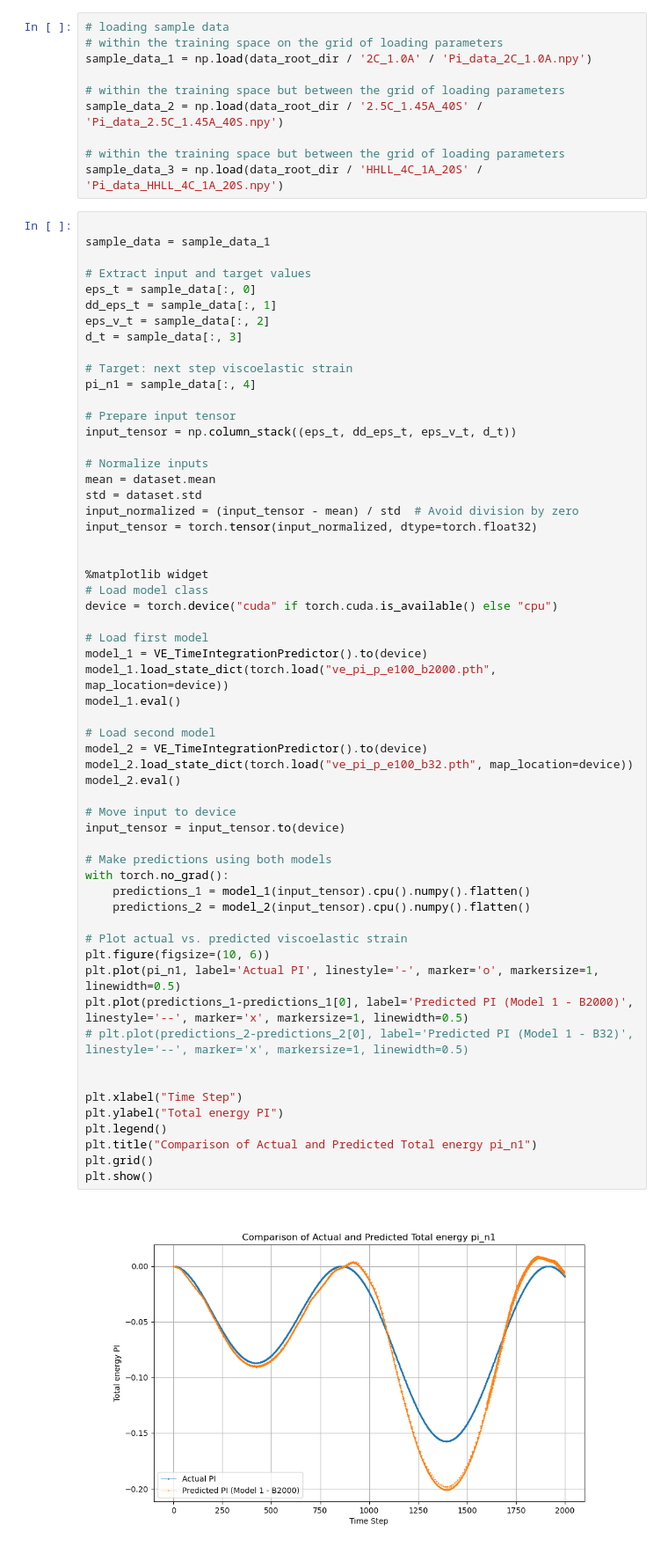
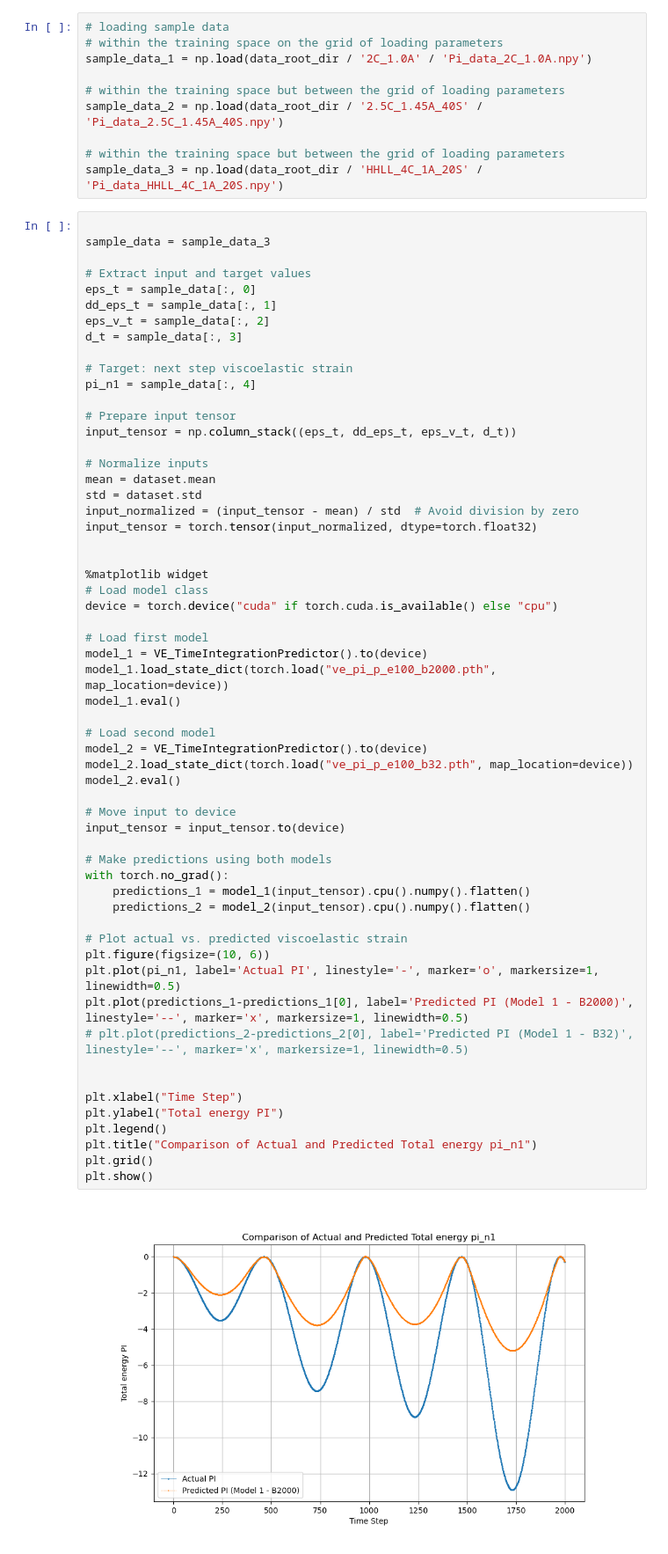
Before and after one commit to bmcs-group/bmcs_ml, a Jupyter notebook: bmcs_ml/ml_pi_predictor/prediction_check.ipynb, the cells around one changed output. Shown: that part at 88% size. Cells and saved outputs as stored; diff of their text form.

```diff
--- a/bmcs_ml/ml_pi_predictor/prediction_check.ipynb
+++ b/bmcs_ml/ml_pi_predictor/prediction_check.ipynb
@@ -112,7 +112,7 @@ sample_data_2 = np.load(data_root_dir / '2.5C_1.45A_40S' / 'Pi_data_2.5C_1.45A_4
 sample_data_3 = np.load(data_root_dir / 'HHLL_4C_1A_20S' / 'Pi_data_HHLL_4C_1A_20S.npy')
 # %%
 
-sample_data = sample_data_1
+sample_data = sample_data_3
 
 # Extract input and target values
 eps_t = sample_data[:, 0]
@@ -142,34 +142,34 @@ model_1 = VE_TimeIntegrationPredictor().to(device)
 model_1.load_state_dict(torch.load("ve_pi_p_e100_b2000.pth", map_location=device))
 model_1.eval()
 
 # Load second model
 model_2 = VE_TimeIntegrationPredictor().to(device)
 model_2.load_state_dict(torch.load("ve_pi_p_e100_b32.pth", map_location=device))
 model_2.eval()
 
 # Move input to device
 input_tensor = input_tensor.to(device)
 
 # Make predictions using both models
 with torch.no_grad():
     predictions_1 = model_1(input_tensor).cpu().numpy().flatten()
     predictions_2 = model_2(input_tensor).cpu().numpy().flatten()
 
 # Plot actual vs. predicted viscoelastic strain
 plt.figure(figsize=(10, 6))
 plt.plot(pi_n1, label='Actual PI', linestyle='-', marker='o', markersize=1, linewidth=0.5)
 plt.plot(predictions_1-predictions_1[0], label='Predicted PI (Model 1 - B2000)', linestyle='--', marker='x', markersize=1, linewidth=0.5)
 # plt.plot(predictions_2-predictions_2[0], label='Predicted PI (Model 1 - B32)', linestyle='--', marker='x', markersize=1, linewidth=0.5)
 
 
 plt.xlabel("Time Step")
 plt.ylabel("Total energy PI")
 plt.legend()
 plt.title("Comparison of Actual and Predicted Total energy pi_n1")
 plt.grid()
 plt.show()
 # %% [output]
-[figure, old version]
+[figure, new version]
 # %%
 
 
```
Also changed, not shown: 11 other files.
